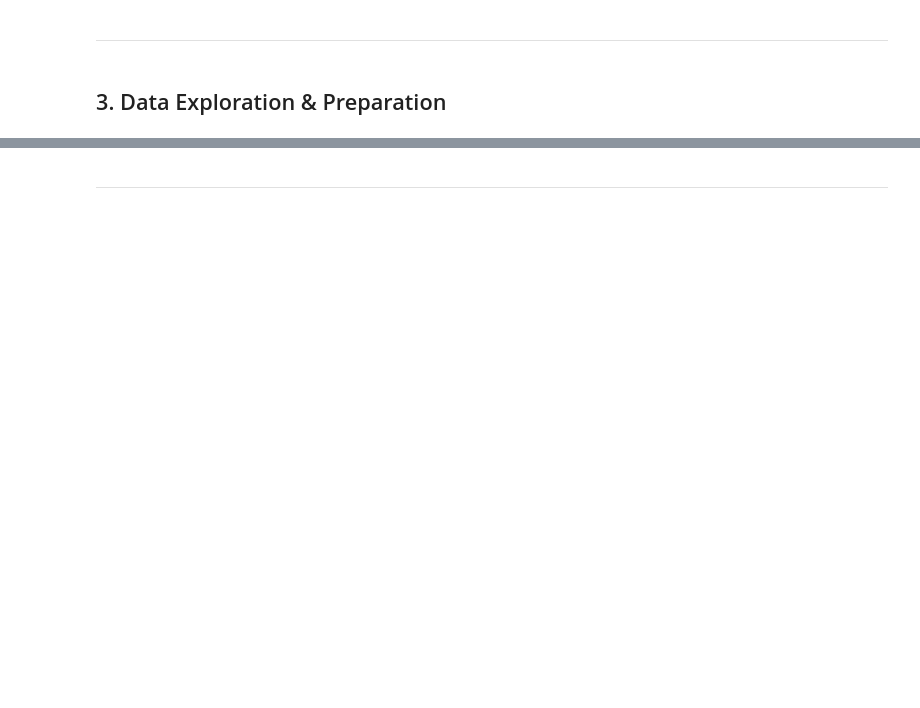
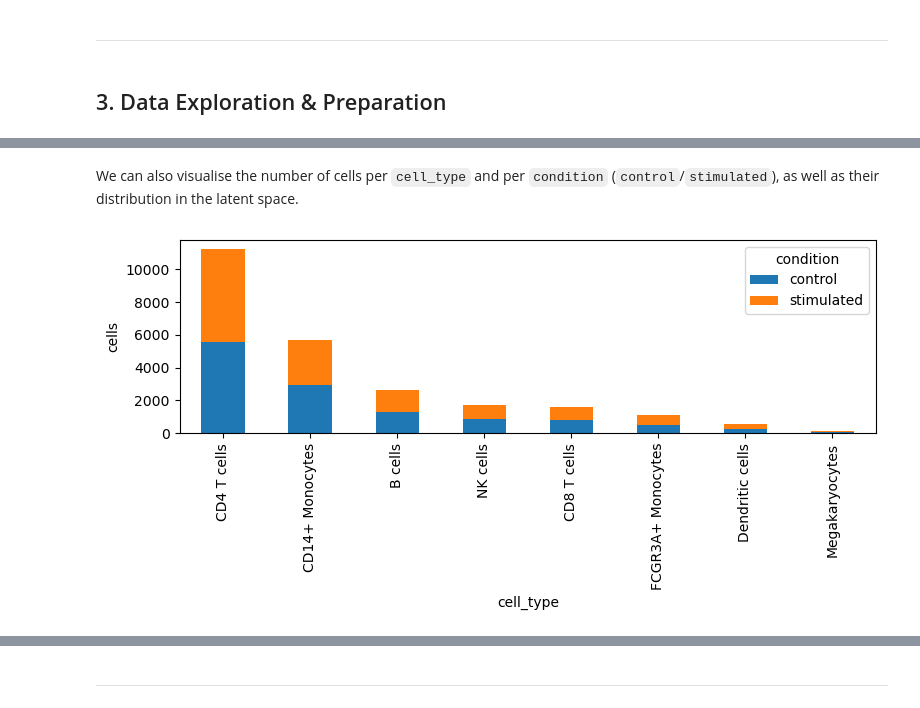
Before and after one commit to BiodataAnalysisGroup/virtual-tutorial-perturbation-modelling, a Jupyter notebook: 1_scGen/workdir/scGen_Tutorial_ECCB2025.ipynb, the cells around one changed output, grey strips where cells are left out. Drawn from its saved outputs; the diff is of its cells as text; code cells hidden in the pictures; blank space fills up the shorter version.

```diff
--- a/1_scGen/workdir/scGen_Tutorial_ECCB2025.ipynb
+++ b/1_scGen/workdir/scGen_Tutorial_ECCB2025.ipynb
@@ -163,0 +206,10 @@ adata.var.head(10)  # viewing the first 10 rows of the variable metadata (gene-l
+# %% [markdown]
+We can also visualise the number of cells per `cell_type` and per `condition` (`control`/`stimulated`), as well as their distribution in the latent space.
+# %%
+# Bar plot: cells per type × condition
+count_df = (adata.obs.groupby(['cell_type','condition'], observed=True)['condition']
+            .count().unstack().fillna(0))
+count_df.plot.bar(stacked=True, figsize=(8,4))
+plt.ylabel('cells'); plt.tight_layout(); plt.show()
+# %% [output]
+[figure, added]
```
Also changed, not shown: parts of 79 cells of this notebook.
